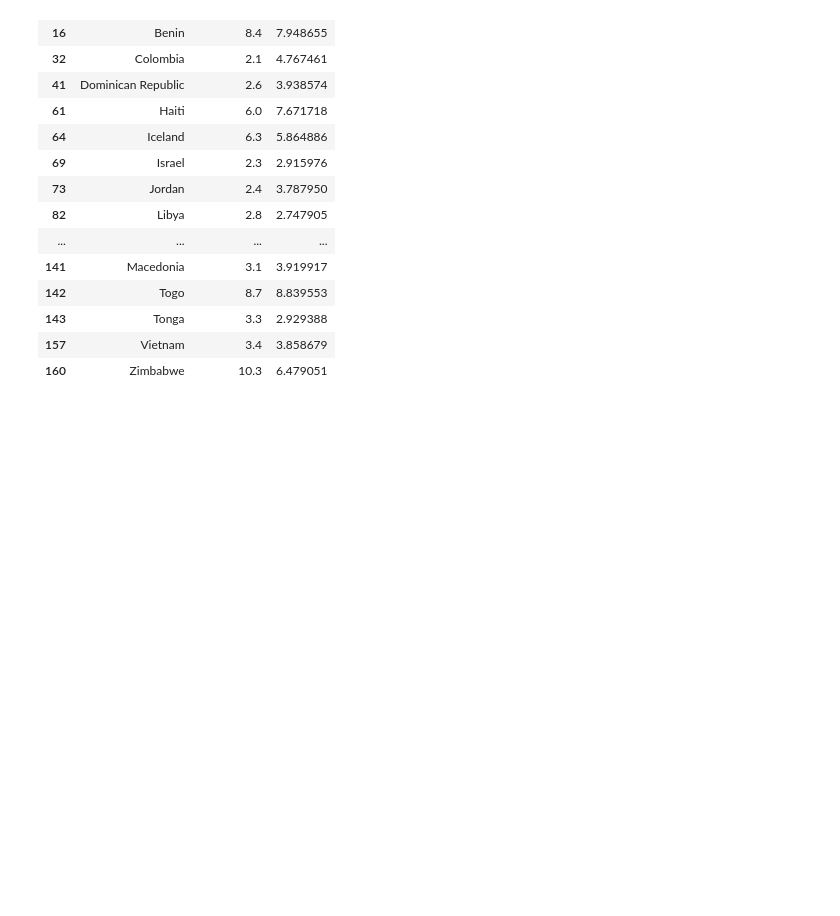
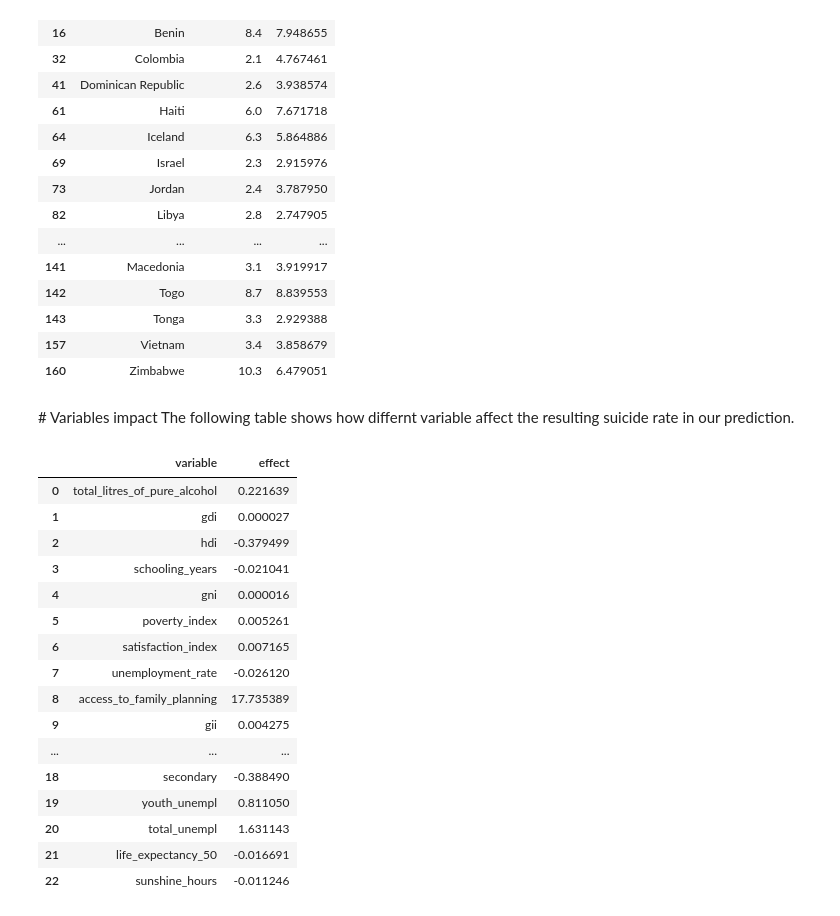
Before and after one commit to AnaMakarevich/suicide_rates_factors, a Jupyter notebook: Linear Regression.ipynb, the cells around one changed output. Cells and saved outputs as stored; diff of their text form; code cells hidden in the pictures; blank space fills up the shorter version.

Commit message:
add description, add coefficients table

```diff
--- a/Linear Regression .ipynb
+++ b/Linear Regression.ipynb
@@ -85,3 +85,26 @@ Y_verb
 | 143 | Tonga | 3.3 | 2.929388 |
 | 157 | Vietnam | 3.4 | 3.858679 |
 | 160 | Zimbabwe | 10.3 | 6.479051 |
+# %% [markdown]
+# Variables impact
+The following table shows how differnt variable affect the resulting suicide rate in our prediction.
+# %%
+pd.DataFrame({'variable': df.columns[2:], 'effect': regr.coef_})
+# %% [output]
+|  | variable | effect |
+| 0 | total_litres_of_pure_alcohol | 0.221639 |
+| 1 | gdi | 0.000027 |
+| 2 | hdi | -0.379499 |
+| 3 | schooling_years | -0.021041 |
+| 4 | gni | 0.000016 |
+| 5 | poverty_index | 0.005261 |
+| 6 | satisfaction_index | 0.007165 |
+| 7 | unemployment_rate | -0.026120 |
+| 8 | access_to_family_planning | 17.735389 |
+| 9 | gii | 0.004275 |
+| ... | ... | ... |
+| 18 | secondary | -0.388490 |
+| 19 | youth_unempl | 0.811050 |
+| 20 | total_unempl | 1.631143 |
+| 21 | life_expectancy_50 | -0.016691 |
+| 22 | sunshine_hours | -0.011246 |
```
Also changed, not shown: 2 other files.
